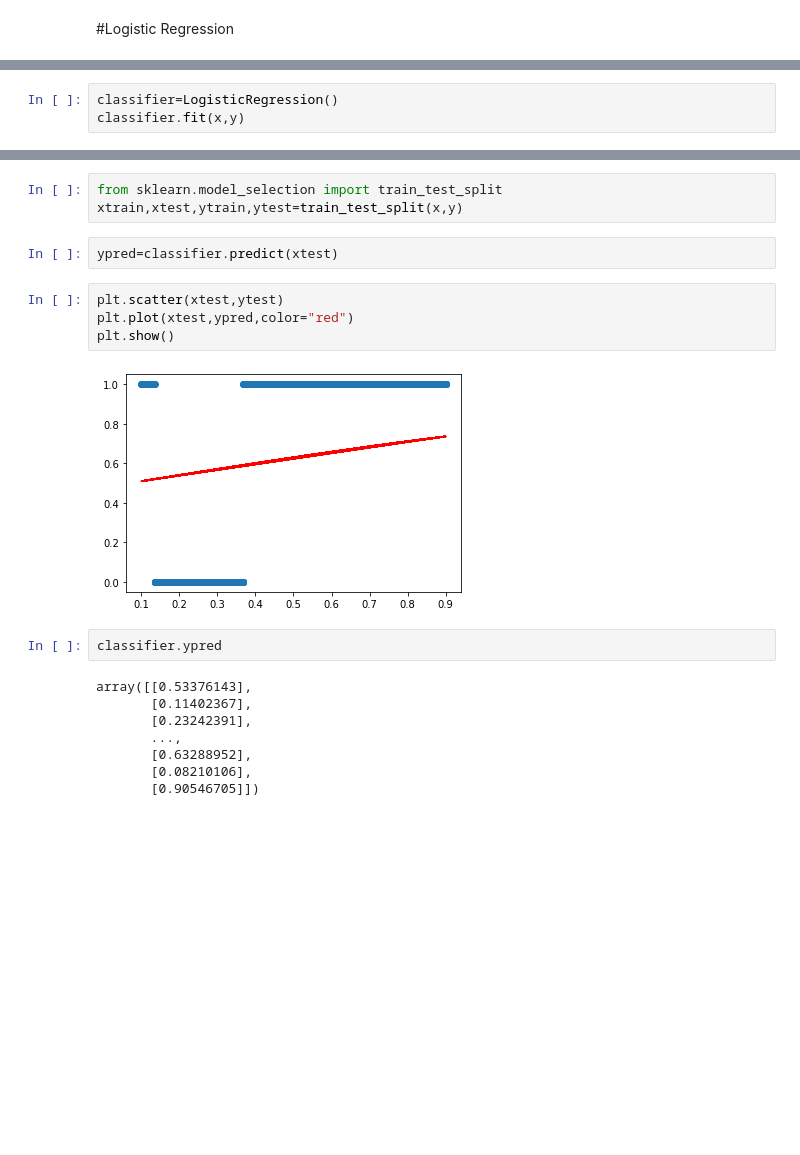
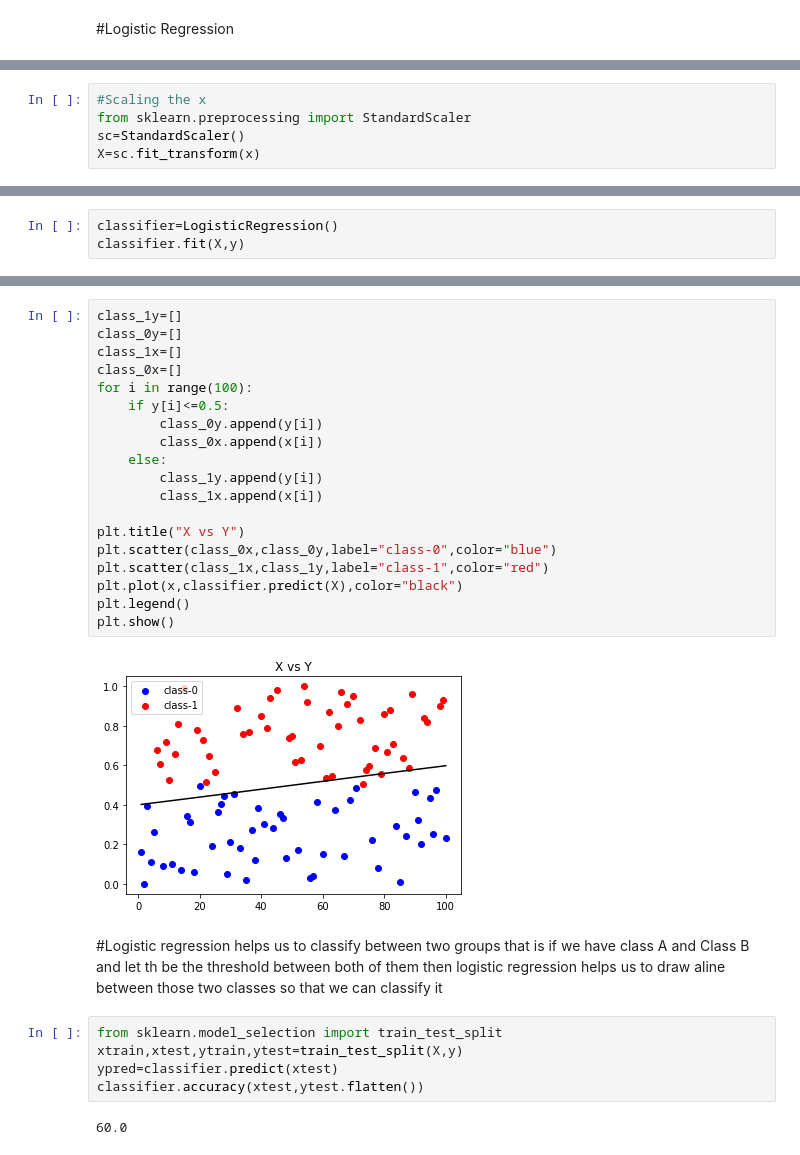
Before and after one commit to joseph444/ml-algos, a Jupyter notebook: LogisticRegression.ipynb, the cells around one changed output, grey strips where cells are left out. Drawn from its saved outputs; the diff is of its cells as text; blank space fills up the shorter version.

```diff
--- a/LogisticRegression.ipynb
+++ b/LogisticRegression.ipynb
@@ -78,0 +58,5 @@ class LogisticRegression:
+# %%
+#Scaling the x
+from sklearn.preprocessing import StandardScaler
+sc=StandardScaler()
+X=sc.fit_transform(x)
@@ -79,3 +145,3 @@ class LogisticRegression:
 # %%
 classifier=LogisticRegression()
-classifier.fit(x,y)
+classifier.fit(X,y)
@@ -82,21 +154,30 @@ classifier.fit(x,y)
+# %%
+class_1y=[]
+class_0y=[]
+class_1x=[]
+class_0x=[]
+for i in range(100):
+    if y[i]<=0.5:
+        class_0y.append(y[i])
+        class_0x.append(x[i])
+    else:
+        class_1y.append(y[i])
+        class_1x.append(x[i])
+
+plt.title("X vs Y")
+plt.scatter(class_0x,class_0y,label="class-0",color="blue")
+plt.scatter(class_1x,class_1y,label="class-1",color="red")
+plt.plot(x,classifier.predict(X),color="black")
+plt.legend()
+plt.show()
+# %% [output]
+[figure, added]
+# %% [markdown]
+#Logistic regression helps us to classify between two groups that is if we have class A and Class B and let th be the threshold between both of them then logistic regression helps us to draw aline between those two classes so that we can classify it
 # %%
 from sklearn.model_selection import train_test_split
-xtrain,xtest,ytrain,ytest=train_test_split(x,y)
+xtrain,xtest,ytrain,ytest=train_test_split(X,y)
+ypred=classifier.predict(xtest)
+classifier.accuracy(xtest,ytest.flatten())
+# %% [output]
+60.0
-# %%
-ypred=classifier.predict(xtest)
-# %%
-plt.scatter(xtest,ytest)
-plt.plot(xtest,ypred,color="red")
-plt.show()
-# %% [output]
-[figure, removed]
-# %%
-classifier.ypred
-# %% [output]
-array([[0.53376143],
-       [0.11402367],
-       [0.23242391],
-       ...,
-       [0.63288952],
-       [0.08210106],
-       [0.90546705]])
```
Also changed, not shown: parts of 17 cells of this notebook.
